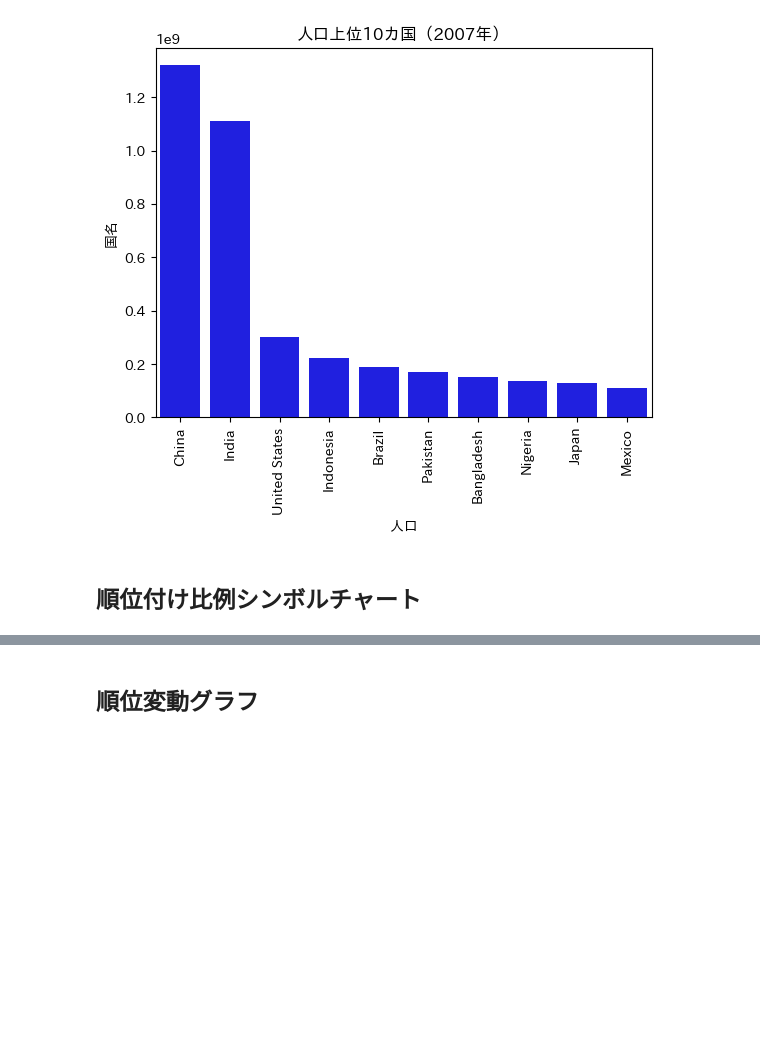
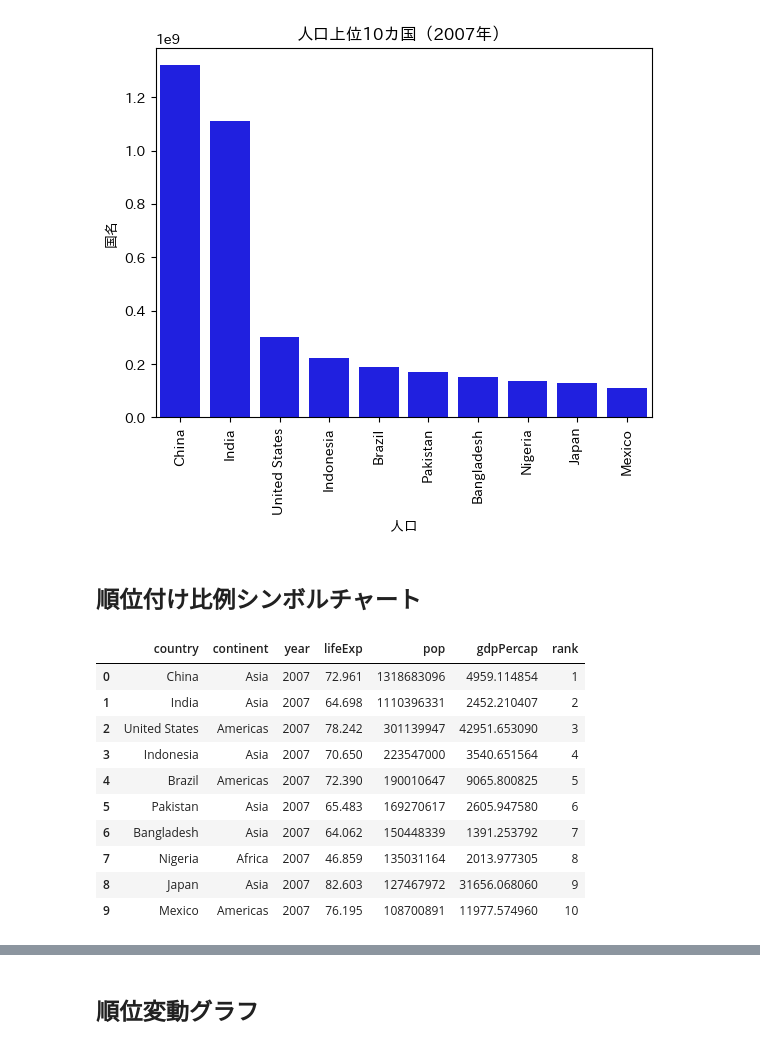
Before and after one commit to aokikenichi/aokikenichi, a Jupyter notebook: FT図解の言語.ipynb, the cells around one changed output, grey strips where cells are left out. Saved outputs shown, nothing was run; the diff lists cells and outputs as text; code cells hidden in the pictures; blank space fills up the shorter version.

```diff
--- a/FT図解の言語.ipynb
+++ b/FT図解の言語.ipynb
@@ -305,3 +305,18 @@ plt.show()
 [figure]
 # %% [markdown]
 ## 順位付け比例シンボルチャート
+# %%
+df_plot['rank']=df_plot.index + 1
+df_plot
+# %% [output]
+|  | country | continent | year | lifeExp | pop | gdpPercap | rank |
+| 0 | China | Asia | 2007 | 72.961 | 1318683096 | 4959.114854 | 1 |
+| 1 | India | Asia | 2007 | 64.698 | 1110396331 | 2452.210407 | 2 |
+| 2 | United States | Americas | 2007 | 78.242 | 301139947 | 42951.653090 | 3 |
+| 3 | Indonesia | Asia | 2007 | 70.650 | 223547000 | 3540.651564 | 4 |
+| 4 | Brazil | Americas | 2007 | 72.390 | 190010647 | 9065.800825 | 5 |
+| 5 | Pakistan | Asia | 2007 | 65.483 | 169270617 | 2605.947580 | 6 |
+| 6 | Bangladesh | Asia | 2007 | 64.062 | 150448339 | 1391.253792 | 7 |
+| 7 | Nigeria | Africa | 2007 | 46.859 | 135031164 | 2013.977305 | 8 |
+| 8 | Japan | Asia | 2007 | 82.603 | 127467972 | 31656.068060 | 9 |
+| 9 | Mexico | Americas | 2007 | 76.195 | 108700891 | 11977.574960 | 10 |
```
Also changed, not shown: parts of 13 cells of this notebook.
